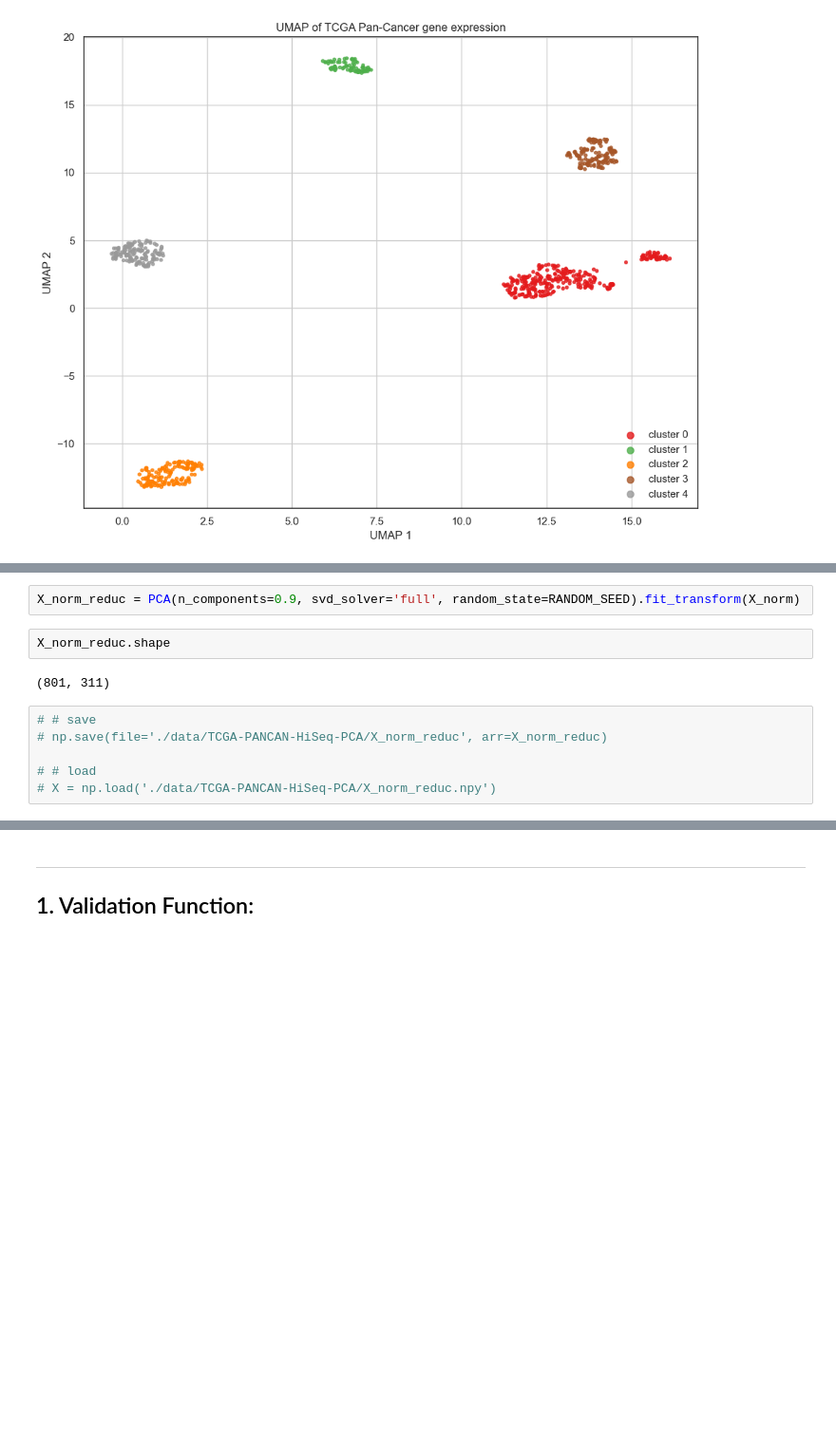
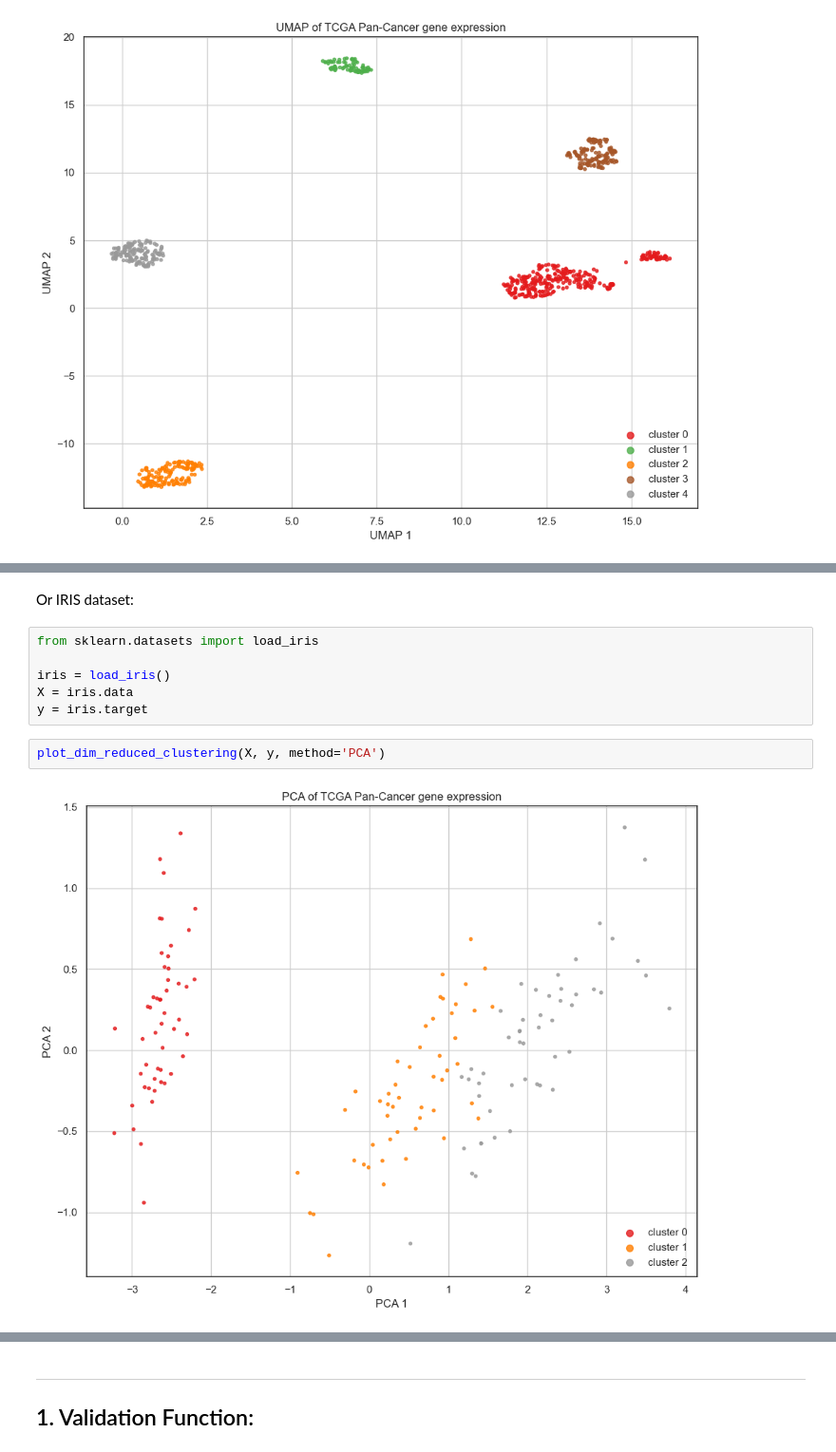
Before and after one commit to DataSlingers/CARVE, a Jupyter notebook: SketchV3.ipynb, the cells around one changed output, grey strips where cells are left out. Shown at 95% size. Saved outputs shown, nothing was run; the diff lists cells and outputs as text; blank space fills up the shorter version.

```diff
--- a/SketchV3.ipynb
+++ b/SketchV3.ipynb
@@ -235,12 +231,12 @@ Compute PCA s.t. 90% of variance is captured:
-# %%
-X_norm_reduc = PCA(n_components=0.9, svd_solver='full', random_state=RANDOM_SEED).fit_transform(X_norm)
-# %%
-X_norm_reduc.shape
-# %% [output]
-(801, 311)
-# %%
-# # save
-# np.save(file='./data/TCGA-PANCAN-HiSeq-PCA/X_norm_reduc', arr=X_norm_reduc)
-
-# # load
-# X = np.load('./data/TCGA-PANCAN-HiSeq-PCA/X_norm_reduc.npy')
+# %% [markdown]
+Or IRIS dataset:
+# %%
+from sklearn.datasets import load_iris
+
+iris = load_iris()
+X = iris.data
+y = iris.target
+# %%
+plot_dim_reduced_clustering(X, y, method='PCA')
+# %% [output]
+[figure, added]
```
Also changed, not shown: parts of 25 cells of this notebook.
